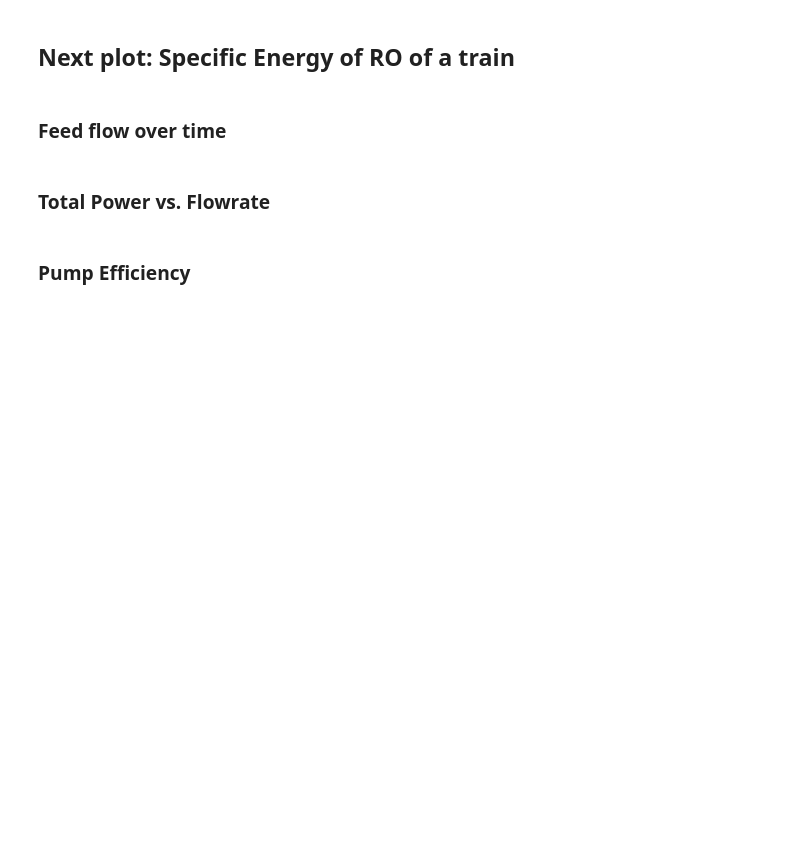
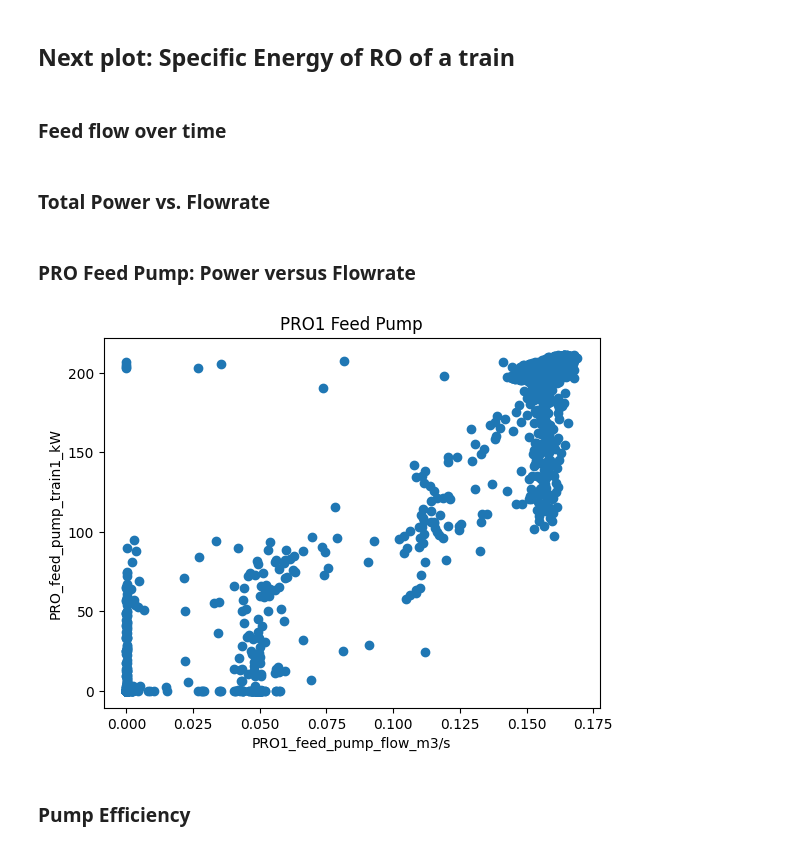
Before and after one commit to watertap-org/flex_desal, a Jupyter notebook: src/wrd/data/Validation_Data_Exploration.ipynb, the cells around one changed output. Drawn from its saved outputs; the diff is of its cells as text; code cells hidden in the pictures; blank space fills up the shorter version.

Commit message:
Added PRO1 train1 visualization

```diff
--- a/src/wrd/data/Validation_Data_Exploration.ipynb
+++ b/src/wrd/data/Validation_Data_Exploration.ipynb
@@ -160,6 +160,34 @@ plt.ylabel(y_data_name_list[0])
 # plt.legend(loc='upper left')
 #Export Figure
 plt.savefig(plot_title+".png")
+# %% [markdown]
+### PRO Feed Pump: Power versus Flowrate
+# %%
+# User input to define x and y data
+plot_title = "PRO1 Feed Pump"
+x_data_name = "PRO1_feed_pump_flow_m3/s"
+y_data_name_list = ["PRO_feed_pump_train1_kW"]
+
+# No derived quantities
+Data["PRO1_feed_pump_flow_m3/s"] = (Data["permeate_train1_s1_gpm"] + Data["permeate_train1_s2_gpm"] + Data["PRO_conc_train1_gpm"]) / 264.2 / 60
+# %%
+# Create Plot
+x_data = Data[x_data_name]
+figure,ax = plt.subplots()
+for y_data_name in y_data_name_list:
+    y_data = Data[y_data_name]
+    plt.plot(x_data,y_data,'o',label=y_data_name)
+plt.title(plot_title)
+plt.xlabel(x_data_name)
+plt.ylabel(y_data_name_list[0])
+# Adjust Axes as needed
+# plt.xlim(1400,2700)
+# plt.ylim(0,1)
+# plt.legend(loc='upper left')
+#Export Figure
+plt.savefig(plot_title+".png")
+# %% [output]
+[figure, added]
 # %% [markdown]
 ### Pump Efficiency
 # %%
```
Also changed, not shown: parts of 1 cell of this notebook, 1 other file.
